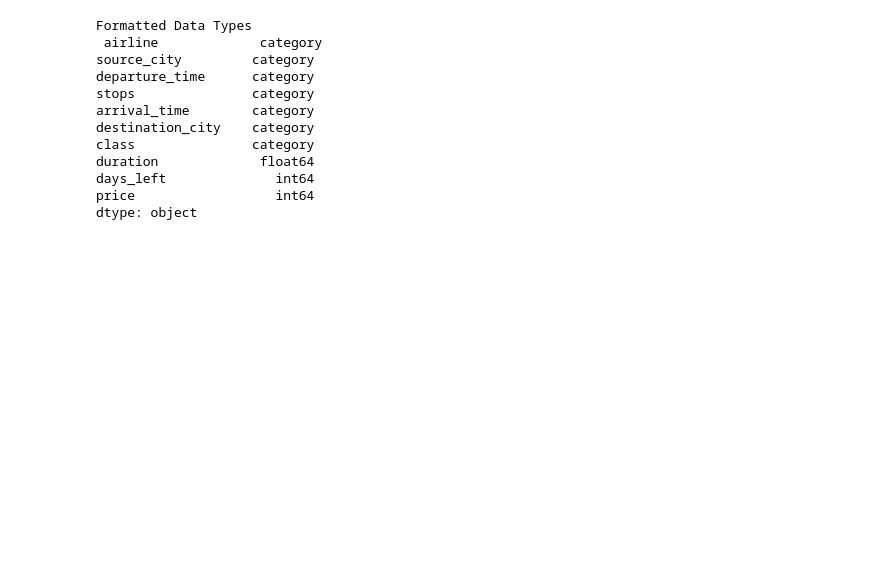
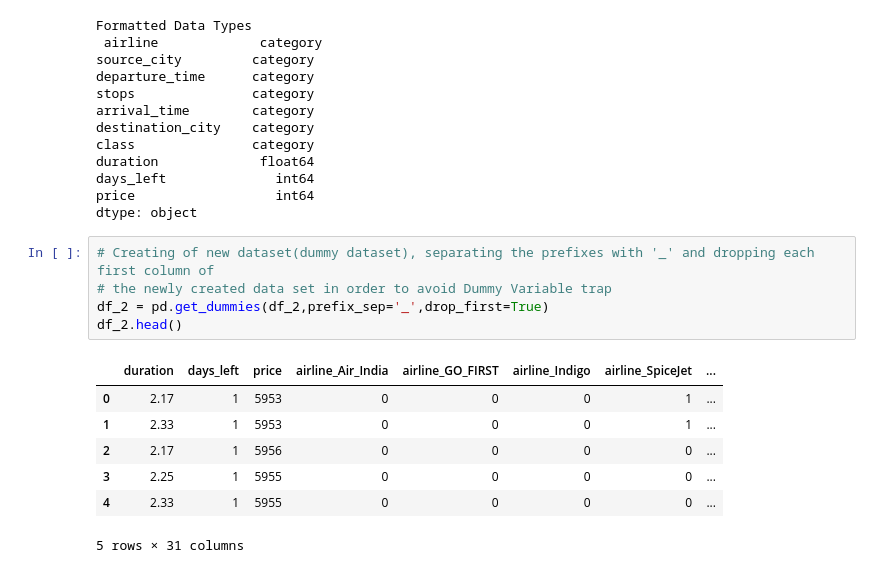
Before and after one commit to munas-git/Flight-Price-Prediction, a Jupyter notebook: flight-price-prediction.ipynb, the cells around one changed output. Saved outputs shown, nothing was run; the diff lists cells and outputs as text; blank space fills up the shorter version.

```diff
--- a/flight-price-prediction.ipynb
+++ b/flight-price-prediction.ipynb
@@ -275,3 +278,16 @@ duration             float64
 days_left              int64
 price                  int64
 dtype: object
+# %%
+# Creating of new dataset(dummy dataset), separating the prefixes with '_' and dropping each first column of
+# the newly created data set in order to avoid Dummy Variable trap
+df_2 = pd.get_dummies(df_2,prefix_sep='_',drop_first=True)
+df_2.head()
+# %% [output]
+|  | duration | days_left | price | airline_Air_India | airline_GO_FIRST | airline_Indigo | airline_SpiceJet | ... |
+| 0 | 2.17 | 1 | 5953 | 0 | 0 | 0 | 1 | ... |
+| 1 | 2.33 | 1 | 5953 | 0 | 0 | 0 | 1 | ... |
+| 2 | 2.17 | 1 | 5956 | 0 | 0 | 0 | 0 | ... |
+| 3 | 2.25 | 1 | 5955 | 0 | 0 | 0 | 0 | ... |
+| 4 | 2.33 | 1 | 5955 | 0 | 0 | 0 | 0 | ... |
+5 rows × 31 columns
```
Also changed, not shown: parts of 11 cells of this notebook.
